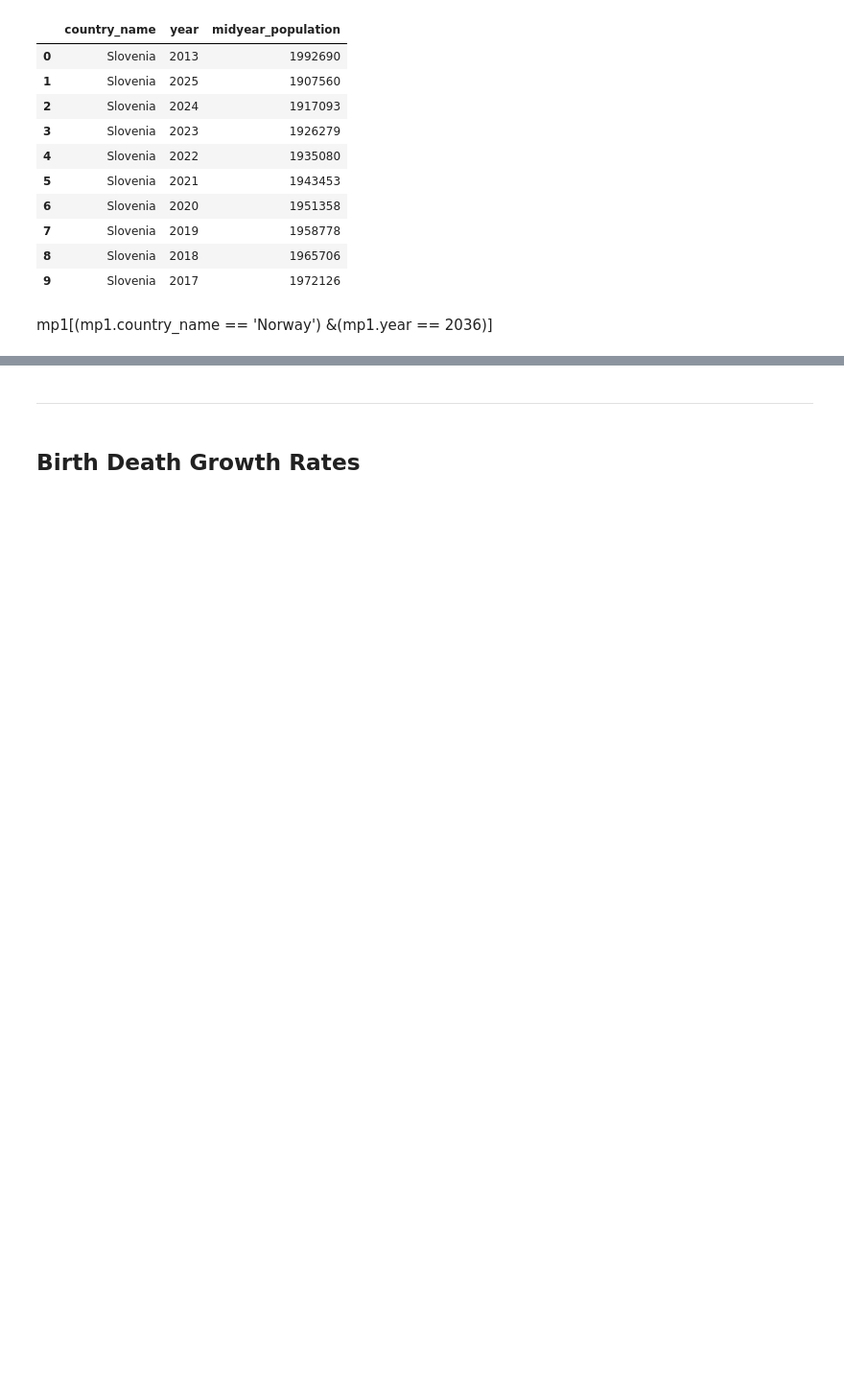
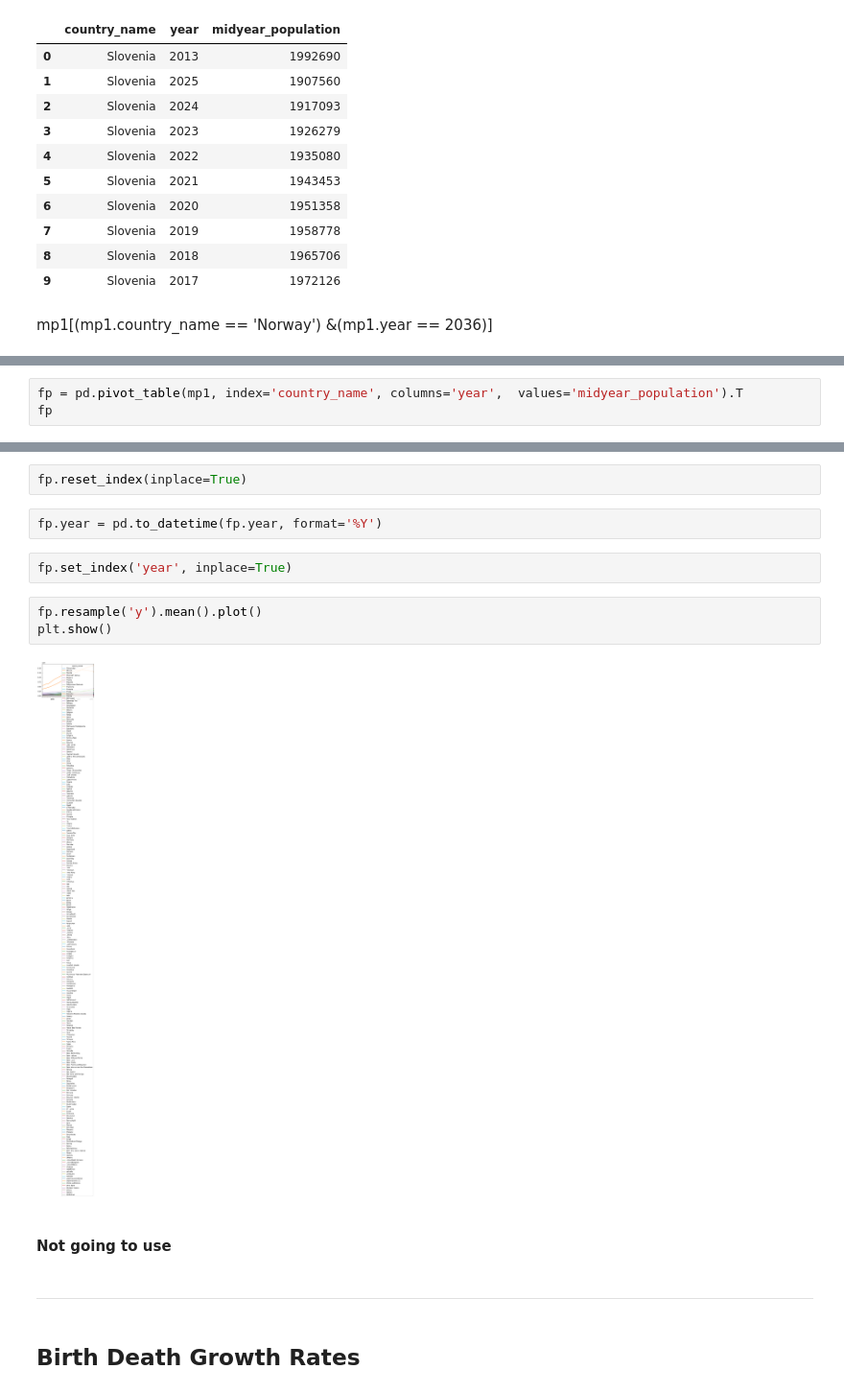
Before and after one commit to etclark3/indiv_project, a Jupyter notebook: notebook.ipynb, the cells around one changed output, grey strips where cells are left out. Shown at 96% size. Drawn from its saved outputs; the diff is of its cells as text; blank space fills up the shorter version.

```diff
--- a/notebook.ipynb
+++ b/notebook.ipynb
@@ -300,0 +1091,3 @@ pd.pivot_table(mp1, values='midyear_population', index='country_name', columns='
+# %%
+fp = pd.pivot_table(mp1, index='country_name', columns='year',  values='midyear_population').T
+fp
@@ -301,3 +1109,16 @@ pd.pivot_table(mp1, values='midyear_population', index='country_name', columns='
+# %%
+fp.reset_index(inplace=True)
+# %%
+fp.year = pd.to_datetime(fp.year, format='%Y')
+# %%
+fp.set_index('year', inplace=True)
+# %%
+fp.resample('y').mean().plot()
+plt.show()
+# %% [output]
+[figure, added]
+# %% [markdown]
+#### Not going to use
 # %% [markdown]
 ---
 # %% [markdown]
```
Also changed, not shown: parts of 148 cells of this notebook.
